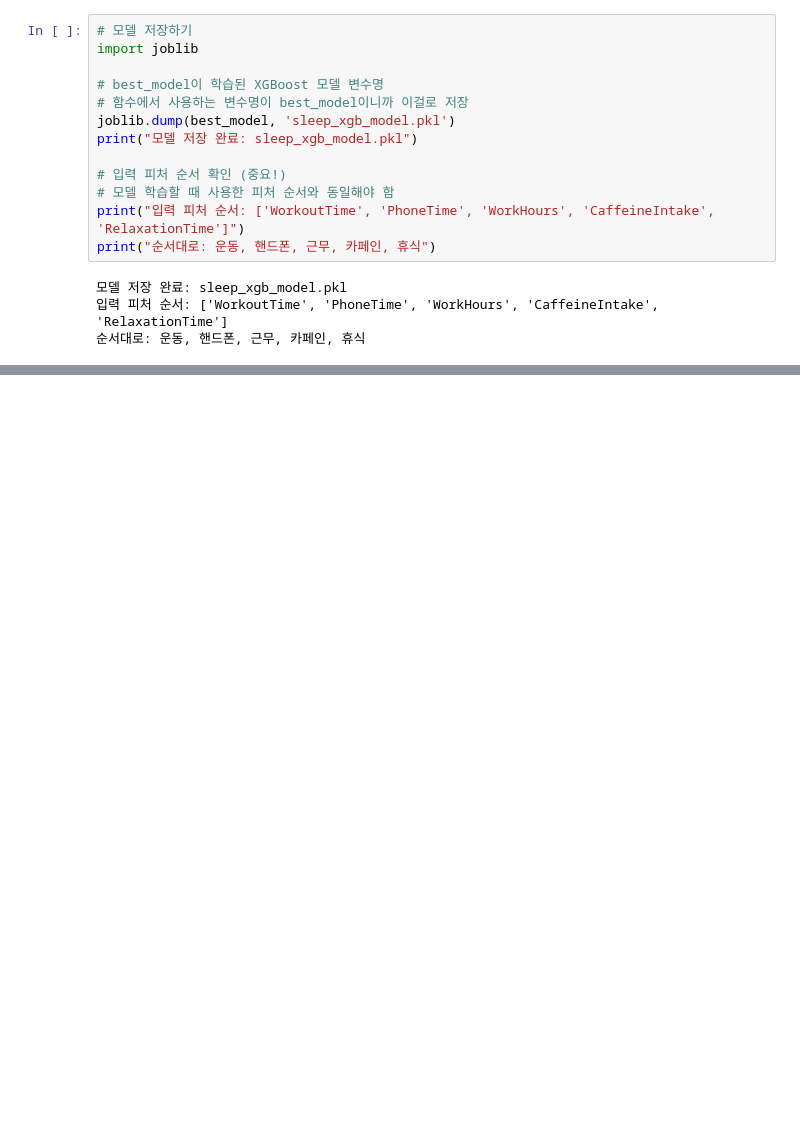
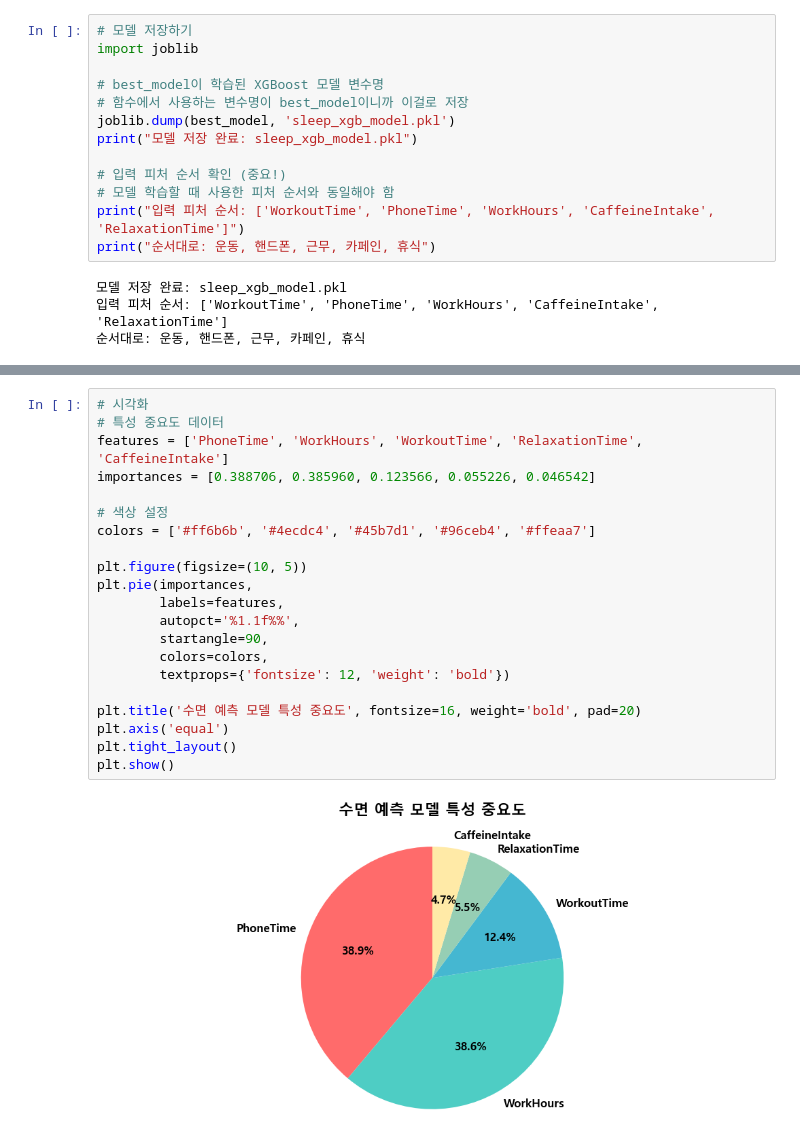
Before and after one commit to ggg08149-dot/SleepRescue2, a Jupyter notebook: Node/models/Sleep_XGBoost(ML)/sleeptime_XGBoost.ipynb, the cells around one changed output, grey strips where cells are left out. Cells and saved outputs as stored; diff of their text form; blank space fills up the shorter version.

```diff
--- a/Node/models/Sleep_XGBoost(ML)/sleeptime_XGBoost.ipynb
+++ b/Node/models/Sleep_XGBoost(ML)/sleeptime_XGBoost.ipynb
@@ -575,0 +597,23 @@ print("순서대로: 운동, 핸드폰, 근무, 카페인, 휴식")
+# %%
+# 시각화
+# 특성 중요도 데이터
+features = ['PhoneTime', 'WorkHours', 'WorkoutTime', 'RelaxationTime', 'CaffeineIntake']
+importances = [0.388706, 0.385960, 0.123566, 0.055226, 0.046542]
+
+# 색상 설정
+colors = ['#ff6b6b', '#4ecdc4', '#45b7d1', '#96ceb4', '#ffeaa7']
+
+plt.figure(figsize=(10, 5))
+plt.pie(importances,
+        labels=features,
+        autopct='%1.1f%%',
+        startangle=90,
+        colors=colors,
+        textprops={'fontsize': 12, 'weight': 'bold'})
+
+plt.title('수면 예측 모델 특성 중요도', fontsize=16, weight='bold', pad=20)
+plt.axis('equal')
+plt.tight_layout()
+plt.show()
+# %% [output]
+[figure, added]
```
Also changed, not shown: parts of 5 cells of this notebook, 2 other files.
